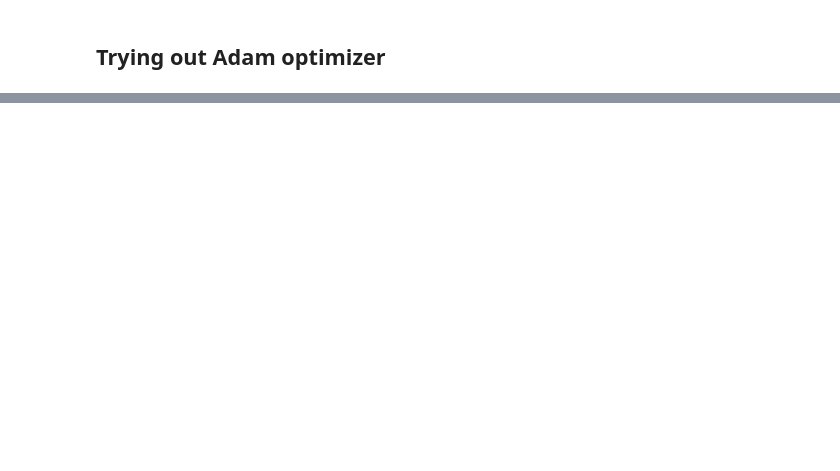
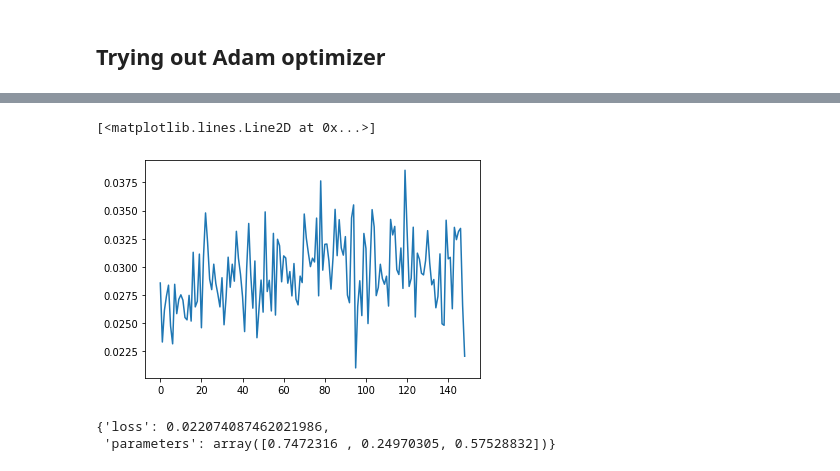
Before and after one commit to ssajous/europa-cycloids, a Jupyter notebook: src/Sample.ipynb, the cells around one changed output, grey strips where cells are left out. Saved outputs shown, nothing was run; the diff lists cells and outputs as text; code cells hidden in the pictures; blank space fills up the shorter version.

```diff
--- a/src/Sample.ipynb
+++ b/src/Sample.ipynb
@@ -1722,0 +1656,32 @@ fit_points.shape
+# %%
+import pandas as pd
+import matplotlib.pyplot as plt
+import numpy as np
+import curves.bezier as bezier
+import curves.fitCurves as fit
+import StressTools as tools
+import utils
+import fitting
+
+interior = utils.import_interior('interior1')
+
+TOLERANCE = 1
+
+delphi = pd.read_csv("./obsData/DelphiLonLatAT.txt", header=None, sep=' ', names=['lon', 'lat'])
+delphi = delphi.sort_values(['lon', 'lat'])
+
+arcs = [
+    delphi[0:9],
+    delphi[9:18],
+    delphi[18:27],
+    delphi[27:34],
+    delphi[34:]
+]
+
+
+all_curves = None
+
+for index, arc in enumerate(arcs):
+    startingPoint = index * 100 + 1
+    curve = fitting.fit_arc(arc, startingPoint=startingPoint, output_points=1000)
+    all_curves = curve if all_curves is None else pd.concat([all_curves, curve], ignore_index=True)
@@ -1722,0 +1704,8 @@ fit_points.shape
+# %%
+import fitting
+
+numParams = 3
+start_params = [np.random.rand() for iter in range(numParams)]
+
+adam = fitting.Adam()
+opt = adam.minimize(fitting.test_stress_parameters, all_curves, start_params, interior, max_iterations=150)
@@ -1722,0 +1730,12 @@ fit_points.shape
+# %%
+import matplotlib.pyplot as plt
+
+plt.plot(opt[0])
+# %% [output]
+[<matplotlib.lines.Line2D at 0x...>]
+[figure, added]
+# %%
+opt[2]
+# %% [output]
+{'loss': 0.022074087462021986,
+ 'parameters': array([0.7472316 , 0.24970305, 0.57528832])}
```
Also changed, not shown: parts of 27 cells of this notebook, 3 other files.
